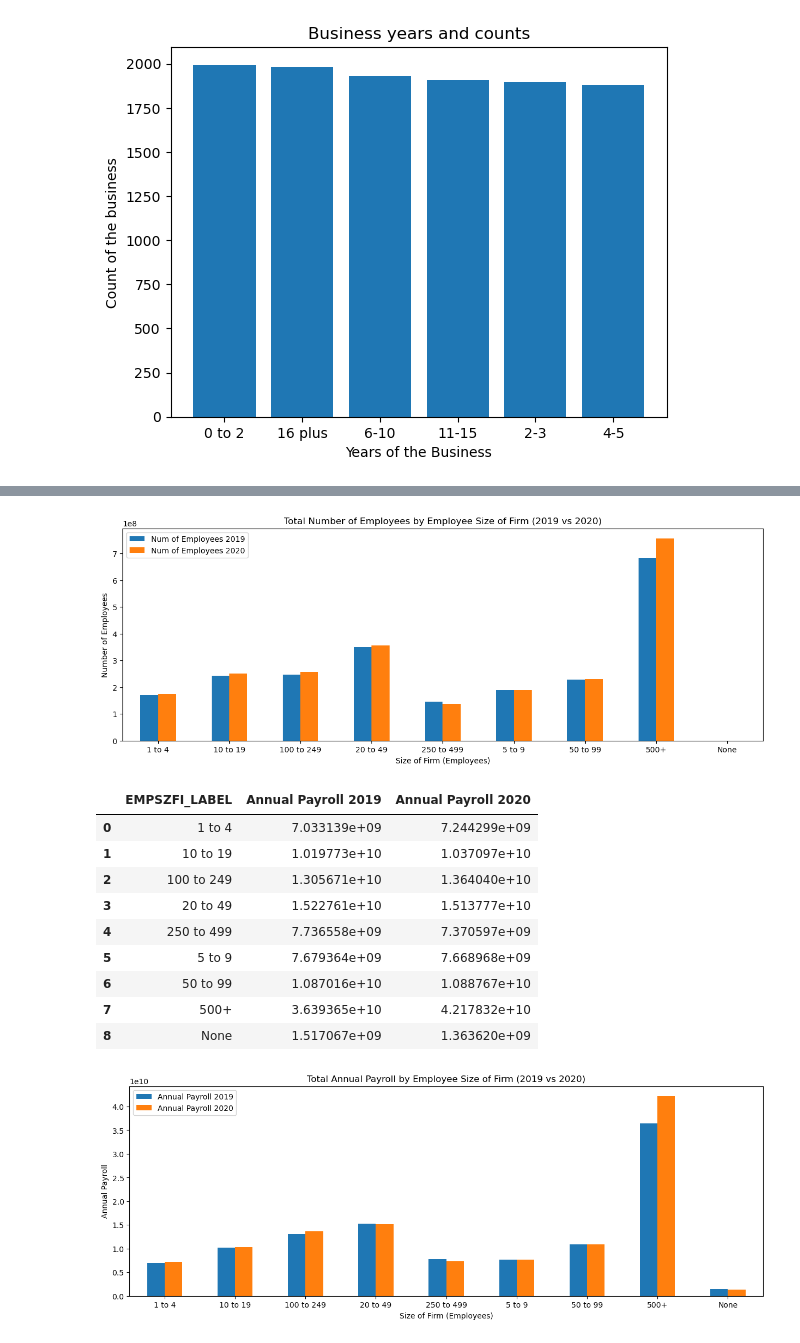
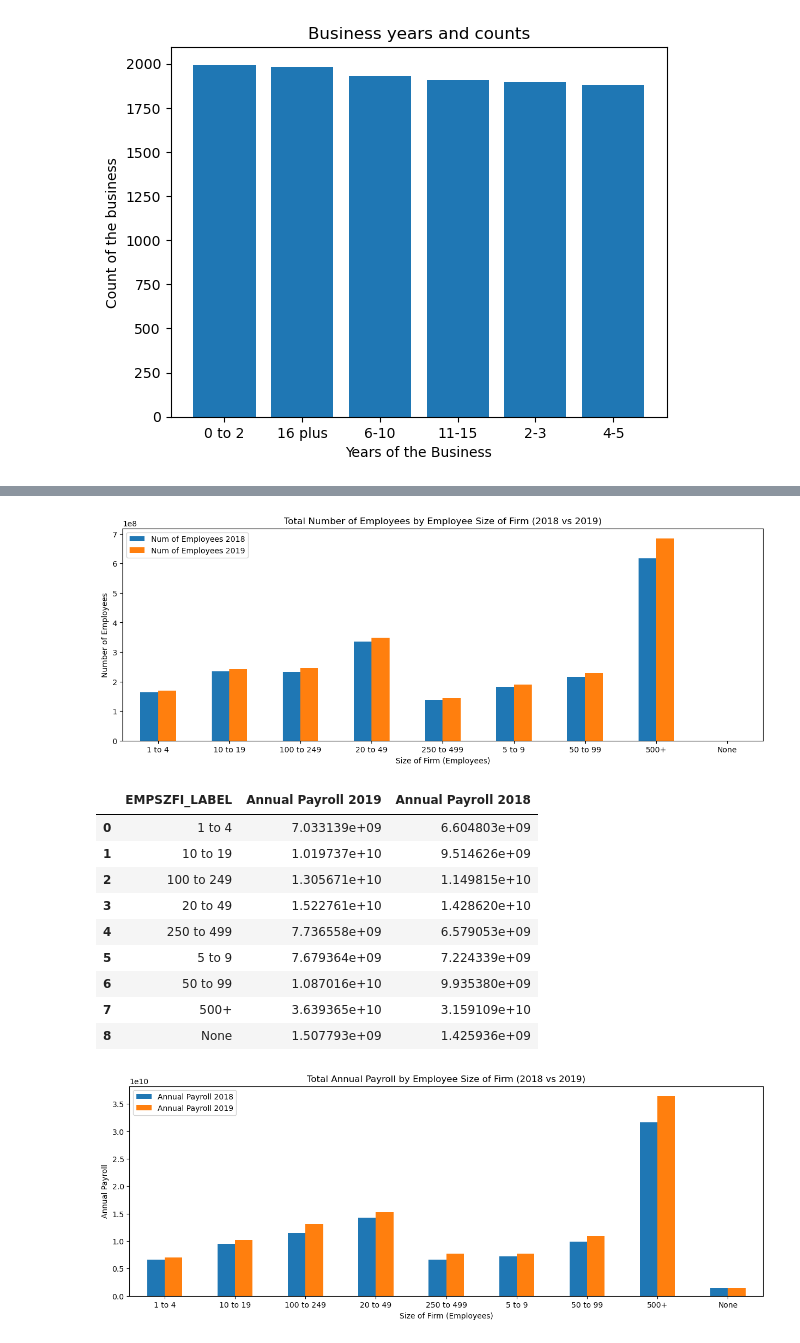
Before and after one commit to HardoModo/Dev10_Week8_Assessment, a Jupyter notebook: main.ipynb, the cells around one changed output, grey strips where cells are left out. Saved outputs shown, nothing was run; the diff lists cells and outputs as text; code cells hidden in the pictures.

```diff
--- a/main.ipynb
+++ b/main.ipynb
@@ -346,8 +329,8 @@ mergedYearTables['FIRMPDEMP2019'] = (
       .fillna(0)
     )
 
-mergedYearTables['FIRMPDEMP2020'] = (
-    pd.to_numeric(mergedYearTables['FIRMPDEMP2020'],
+mergedYearTables['FIRMPDEMP2018'] = (
+    pd.to_numeric(mergedYearTables['FIRMPDEMP2018'],
                   errors='coerce')
       .fillna(0)
     )
@@ -357,10 +340,10 @@ mergedYearTables['FIRMPDEMP2020'] = (
 analysis_df1 = (
     mergedYearTables
     .groupby(['EMPSZFI_LABEL'], as_index=False)
-    .agg({'FIRMPDEMP2019':'sum', 'FIRMPDEMP2020':'sum'})
+    .agg({'FIRMPDEMP2019':'sum', 'FIRMPDEMP2018':'sum'})
 )
 
-analysis_df1 = analysis_df1.rename({'FIRMPDEMP2019': 'Num of Firms 2019', 'FIRMPDEMP2020': 'Num of Firms 2020'}, axis=1)
+analysis_df1 = analysis_df1.rename({'FIRMPDEMP2019': 'Num of Firms 2019', 'FIRMPDEMP2018': 'Num of Firms 2018'}, axis=1)
 
 analysis_df1
 # %% [output]
@@ -389,8 +372,8 @@ mergedYearTables['RCPPDEMP2019'] = (
       .fillna(0)
     )
 
-mergedYearTables['RCPPDEMP2020'] = (
-    pd.to_numeric(mergedYearTables['RCPPDEMP2020'],
+mergedYearTables['RCPPDEMP2018'] = (
+    pd.to_numeric(mergedYearTables['RCPPDEMP2018'],
                   errors='coerce')
       .fillna(0)
     )
@@ -398,10 +381,10 @@ mergedYearTables['RCPPDEMP2020'] = (
 analysis_df2 = (
     mergedYearTables
     .groupby(['EMPSZFI_LABEL'], as_index=False)
-    .agg({'RCPPDEMP2019':'sum', 'RCPPDEMP2020':'sum'})
+    .agg({'RCPPDEMP2019':'sum', 'RCPPDEMP2018':'sum'})
 )
 
-analysis_df2 = analysis_df2.rename({'RCPPDEMP2019': 'Revenue 2019', 'RCPPDEMP2020': 'Revenue 2020'}, axis=1)
+analysis_df2 = analysis_df2.rename({'RCPPDEMP2019': 'Revenue 2019', 'RCPPDEMP2018': 'Revenue 2018'}, axis=1)
 
 analysis_df2
 # %% [output]
@@ -430,8 +413,8 @@ mergedYearTables['EMP2019'] = (
       .fillna(0)
     )
 
-mergedYearTables['EMP2020'] = (
-    pd.to_numeric(mergedYearTables['EMP2020'],
+mergedYearTables['EMP2018'] = (
+    pd.to_numeric(mergedYearTables['EMP2018'],
                   errors='coerce')
       .fillna(0)
     )
@@ -439,10 +422,10 @@ mergedYearTables['EMP2020'] = (
 analysis_df3 = (
     mergedYearTables
     .groupby(['EMPSZFI_LABEL'], as_index=False)
-    .agg({'EMP2019':'sum', 'EMP2020':'sum'})
+    .agg({'EMP2019':'sum', 'EMP2018':'sum'})
 )
 
-analysis_df3 = analysis_df3.rename({'EMP2019': 'Num of Employees 2019', 'EMP2020': 'Num of Employees 2020'}, axis=1)
+analysis_df3 = analysis_df3.rename({'EMP2019': 'Num of Employees 2019', 'EMP2018': 'Num of Employees 2018'}, axis=1)
 
 analysis_df3
 # %% [output]
@@ -458,12 +441,12 @@ analysis_df3
 | 8 | None | 0.0 | 0.0 |
 # %%
 
-ax = analysis_df3.plot(x="EMPSZFI_LABEL", y=['Num of Employees 2019', 'Num of Employees 2020'], kind="bar", rot=0, figsize=(15, 5))
-ax.set_title("Total Number of Employees by Employee Size of Firm (2019 vs 2020)")
+ax = analysis_df3.plot(x="EMPSZFI_LABEL", y=['Num of Employees 2018', 'Num of Employees 2019'], kind="bar", rot=0, figsize=(15, 5))
+ax.set_title("Total Number of Employees by Employee Size of Firm (2018 vs 2019)")
 ax.set_xlabel("Size of Firm (Employees)")
 ax.set_ylabel("Number of Employees");
 # %% [output]
-[figure, old version]
+[figure, new version]
 # %%
 
 mergedYearTables['PAYANN2019'] = (
@@ -472,8 +455,8 @@ mergedYearTables['PAYANN2019'] = (
       .fillna(0)
     )
 
-mergedYearTables['PAYANN2020'] = (
-    pd.to_numeric(mergedYearTables['PAYANN2020'],
+mergedYearTables['PAYANN2018'] = (
+    pd.to_numeric(mergedYearTables['PAYANN2018'],
                   errors='coerce')
       .fillna(0)
     )
@@ -481,27 +464,27 @@ mergedYearTables['PAYANN2020'] = (
 analysis_df4 = (
     mergedYearTables
     .groupby(['EMPSZFI_LABEL'], as_index=False)
-    .agg({'PAYANN2019':'sum', 'PAYANN2020':'sum'})
+    .agg({'PAYANN2019':'sum', 'PAYANN2018':'sum'})
 )
 
-analysis_df4 = analysis_df4.rename({'PAYANN2019': 'Annual Payroll 2019', 'PAYANN2020': 'Annual Payroll 2020'}, axis=1)
+analysis_df4 = analysis_df4.rename({'PAYANN2019': 'Annual Payroll 2019', 'PAYANN2018': 'Annual Payroll 2018'}, axis=1)
 
 analysis_df4
 # %% [output]
-|  | EMPSZFI_LABEL | Annual Payroll 2019 | Annual Payroll 2020 |
-| 0 | 1 to 4 | 7.033139e+09 | 7.244299e+09 |
-| 1 | 10 to 19 | 1.019773e+10 | 1.037097e+10 |
-| 2 | 100 to 249 | 1.305671e+10 | 1.364040e+10 |
-| 3 | 20 to 49 | 1.522761e+10 | 1.513777e+10 |
-| 4 | 250 to 499 | 7.736558e+09 | 7.370597e+09 |
-| 5 | 5 to 9 | 7.679364e+09 | 7.668968e+09 |
-| 6 | 50 to 99 | 1.087016e+10 | 1.088767e+10 |
-| 7 | 500+ | 3.639365e+10 | 4.217832e+10 |
-| 8 | None | 1.517067e+09 | 1.363620e+09 |
+|  | EMPSZFI_LABEL | Annual Payroll 2019 | Annual Payroll 2018 |
+| 0 | 1 to 4 | 7.033139e+09 | 6.604803e+09 |
+| 1 | 10 to 19 | 1.019737e+10 | 9.514626e+09 |
+| 2 | 100 to 249 | 1.305671e+10 | 1.149815e+10 |
+| 3 | 20 to 49 | 1.522761e+10 | 1.428620e+10 |
+| 4 | 250 to 499 | 7.736558e+09 | 6.579053e+09 |
+| 5 | 5 to 9 | 7.679364e+09 | 7.224339e+09 |
+| 6 | 50 to 99 | 1.087016e+10 | 9.935380e+09 |
+| 7 | 500+ | 3.639365e+10 | 3.159109e+10 |
+| 8 | None | 1.507793e+09 | 1.425936e+09 |
 # %%
-ax = analysis_df4.plot(x="EMPSZFI_LABEL", y=['Annual Payroll 2019', 'Annual Payroll 2020'], kind="bar", rot=0, figsize=(15, 5))
-ax.set_title("Total Annual Payroll by Employee Size of Firm (2019 vs 2020)")
+ax = analysis_df4.plot(x="EMPSZFI_LABEL", y=['Annual Payroll 2018', 'Annual Payroll 2019'], kind="bar", rot=0, figsize=(15, 5))
+ax.set_title("Total Annual Payroll by Employee Size of Firm (2018 vs 2019)")
 ax.set_xlabel("Size of Firm (Employees)")
 ax.set_ylabel("Annual Payroll");
 # %% [output]
-[figure, old version]
+[figure, new version]
```
Also changed, not shown: parts of 12 cells of this notebook.
